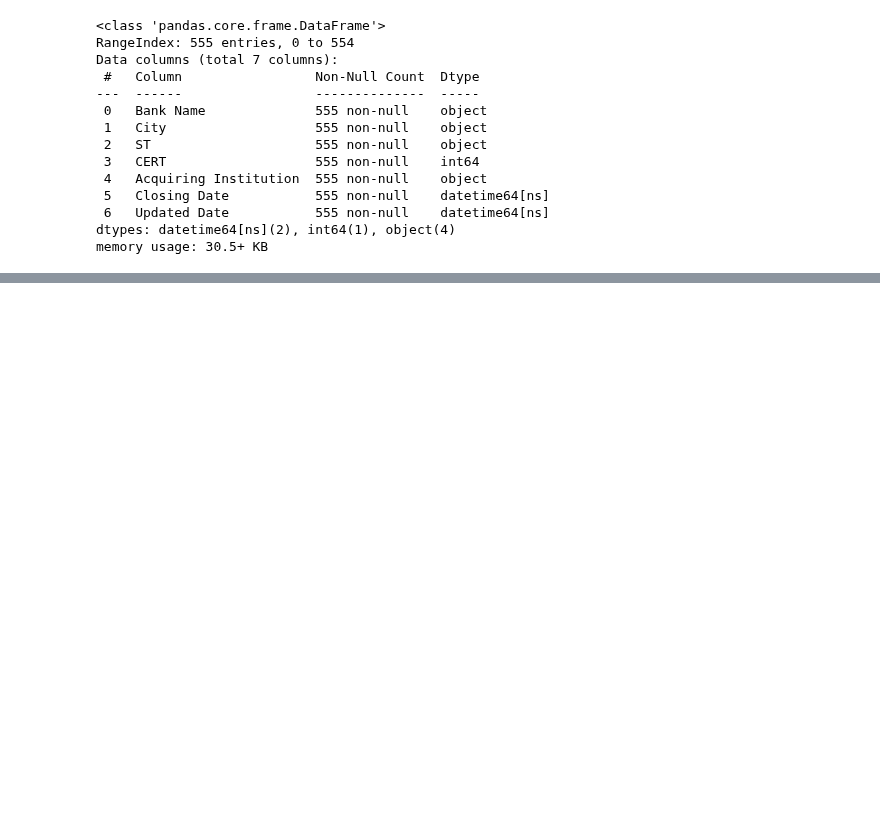
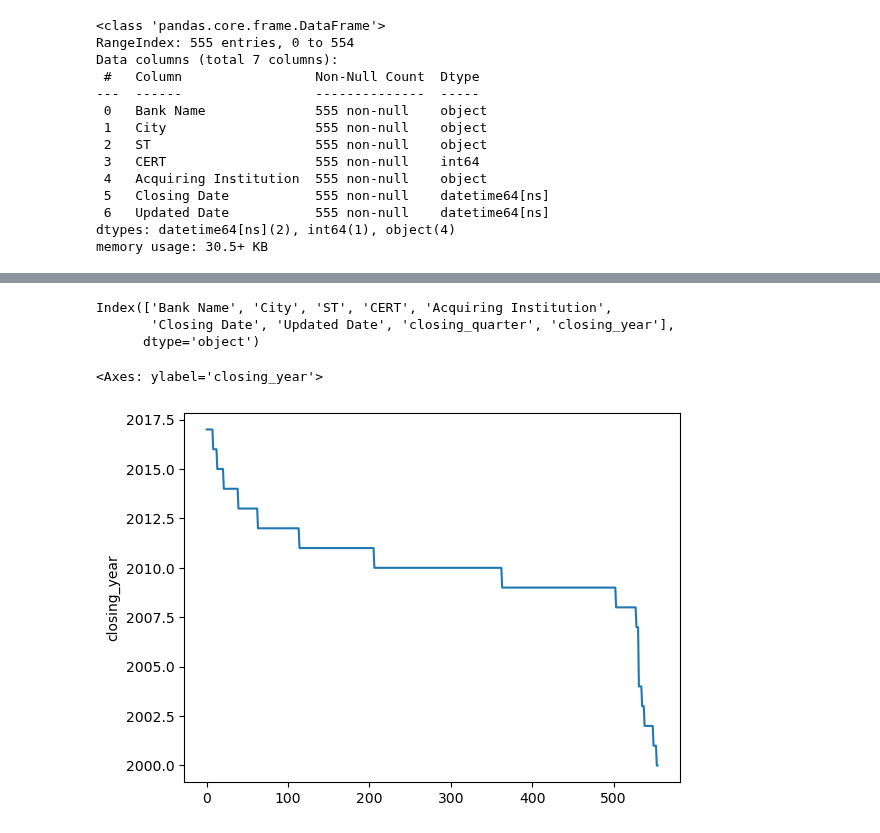
Before and after one commit to layla-focalors/pandas_learning, a Jupyter notebook: Learning_Final_Exam/Layla.ipynb, the cells around one changed output, grey strips where cells are left out. Saved outputs shown, nothing was run; the diff lists cells and outputs as text; code cells hidden in the pictures; blank space fills up the shorter version.

```diff
--- a/Learning_Final_Exam/Layla.ipynb
+++ b/Learning_Final_Exam/Layla.ipynb
@@ -1252,0 +1391,11 @@ df[['Closing Date', 'clo']]
+# %%
+df.columns
+# %% [output]
+Index(['Bank Name', 'City', 'ST', 'CERT', 'Acquiring Institution',
+       'Closing Date', 'Updated Date', 'closing_quarter', 'closing_year'],
+      dtype='object')
+# %%
+sns.lineplot(data=df['closing_year'])
+# %% [output]
+<Axes: ylabel='closing_year'>
+[figure, added]
```
Also changed, not shown: parts of 26 cells of this notebook.
